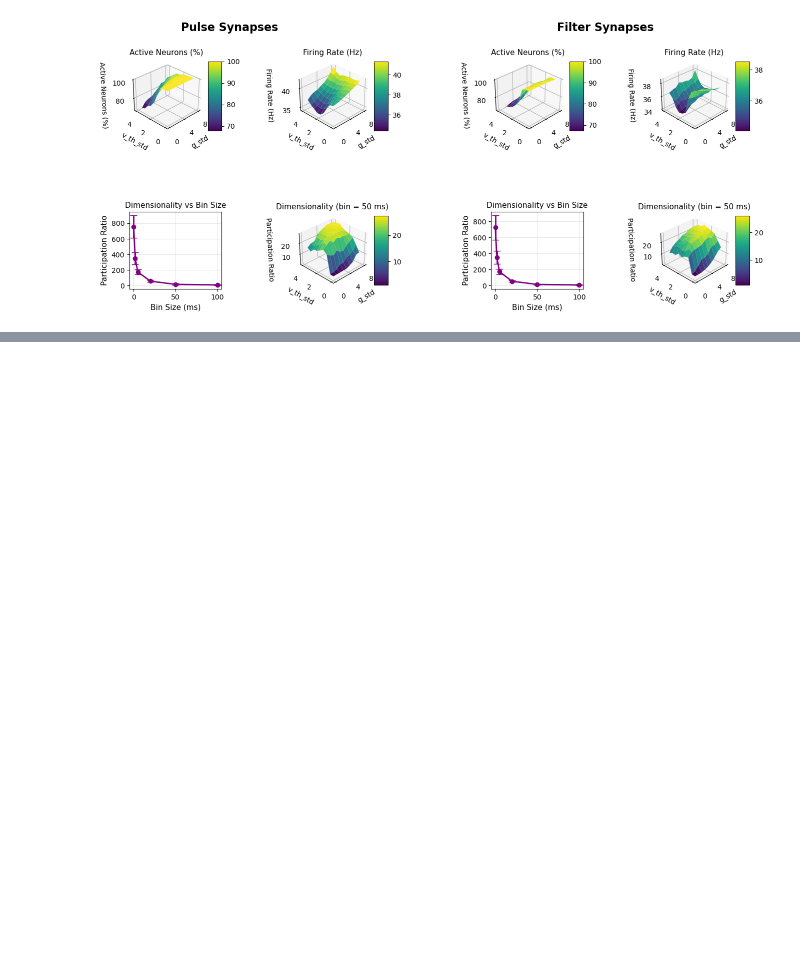
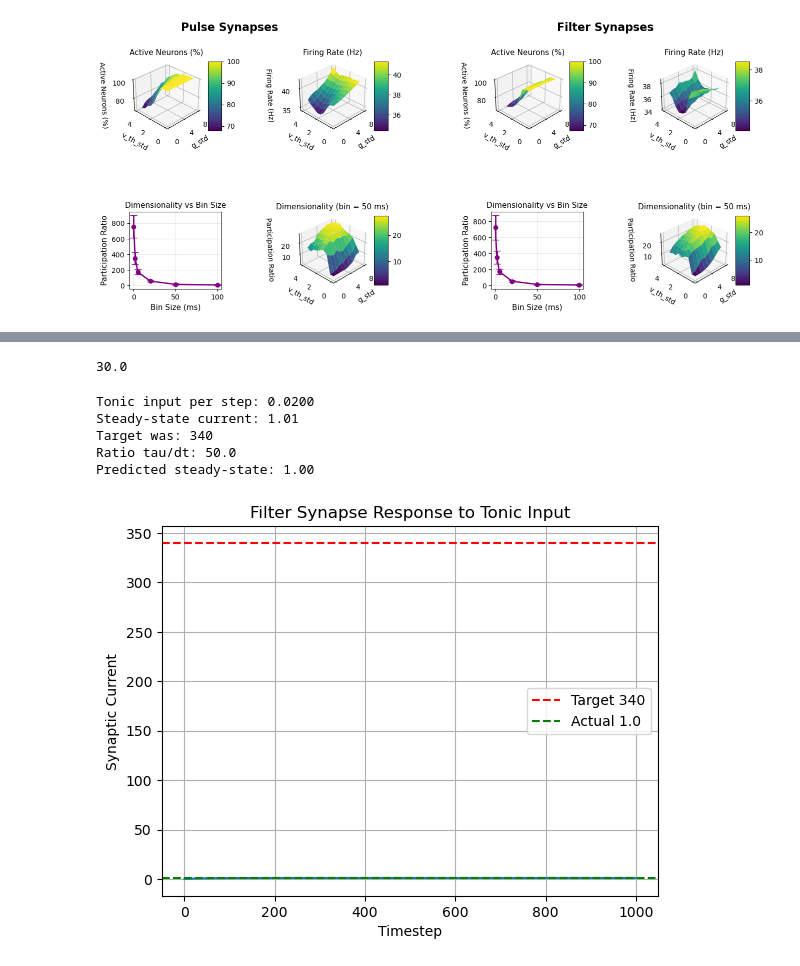
Before and after one commit to fraziphy/spiking-rnn-heterogeneity, a Jupyter notebook: Untitled3.ipynb, the cells around one changed output, grey strips where cells are left out. Drawn from its saved outputs; the diff is of its cells as text; code cells hidden in the pictures; blank space fills up the shorter version.

```diff
--- a/Untitled3.ipynb
+++ b/Untitled3.ipynb
@@ -540,0 +737,54 @@ plt.show()
+# %%
+selected_rate
+# %% [output]
+30.0
+# %%
+import numpy as np
+import matplotlib.pyplot as plt
+
+# Parameters
+dt = 0.1  # ms
+tau_syn = 5.0  # ms
+input_strength = 10.0
+rate = 20  # Hz (my prediction)
+spike_prob = rate * (dt / 1000.0)
+
+# Tonic input per timestep
+tonic_input = input_strength * spike_prob
+
+# Simulate filter synapse
+n_steps = 1000
+synaptic_current = 0.0
+currents = []
+
+for step in range(n_steps):
+    # Filter synapse dynamics
+    synaptic_current *= np.exp(-dt / tau_syn)
+    synaptic_current += tonic_input
+    currents.append(synaptic_current)
+
+# Check steady-state
+steady_state = currents[-1]
+print(f"Tonic input per step: {tonic_input:.4f}")
+print(f"Steady-state current: {steady_state:.2f}")
+print(f"Target was: 340")
+print(f"Ratio tau/dt: {tau_syn/dt}")
+print(f"Predicted steady-state: {tonic_input * tau_syn / dt:.2f}")
+
+# Plot
+plt.plot(currents)
+plt.axhline(y=340, color='r', linestyle='--', label='Target 340')
+plt.axhline(y=steady_state, color='g', linestyle='--', label=f'Actual {steady_state:.1f}')
+plt.xlabel('Timestep')
+plt.ylabel('Synaptic Current')
+plt.legend()
+plt.title('Filter Synapse Response to Tonic Input')
+plt.grid(True)
+plt.show()
+# %% [output]
+Tonic input per step: 0.0200
+Steady-state current: 1.01
+Target was: 340
+Ratio tau/dt: 50.0
+Predicted steady-state: 1.00
+[figure, added]
```
Also changed, not shown: parts of 6 cells of this notebook, 28 other files.
